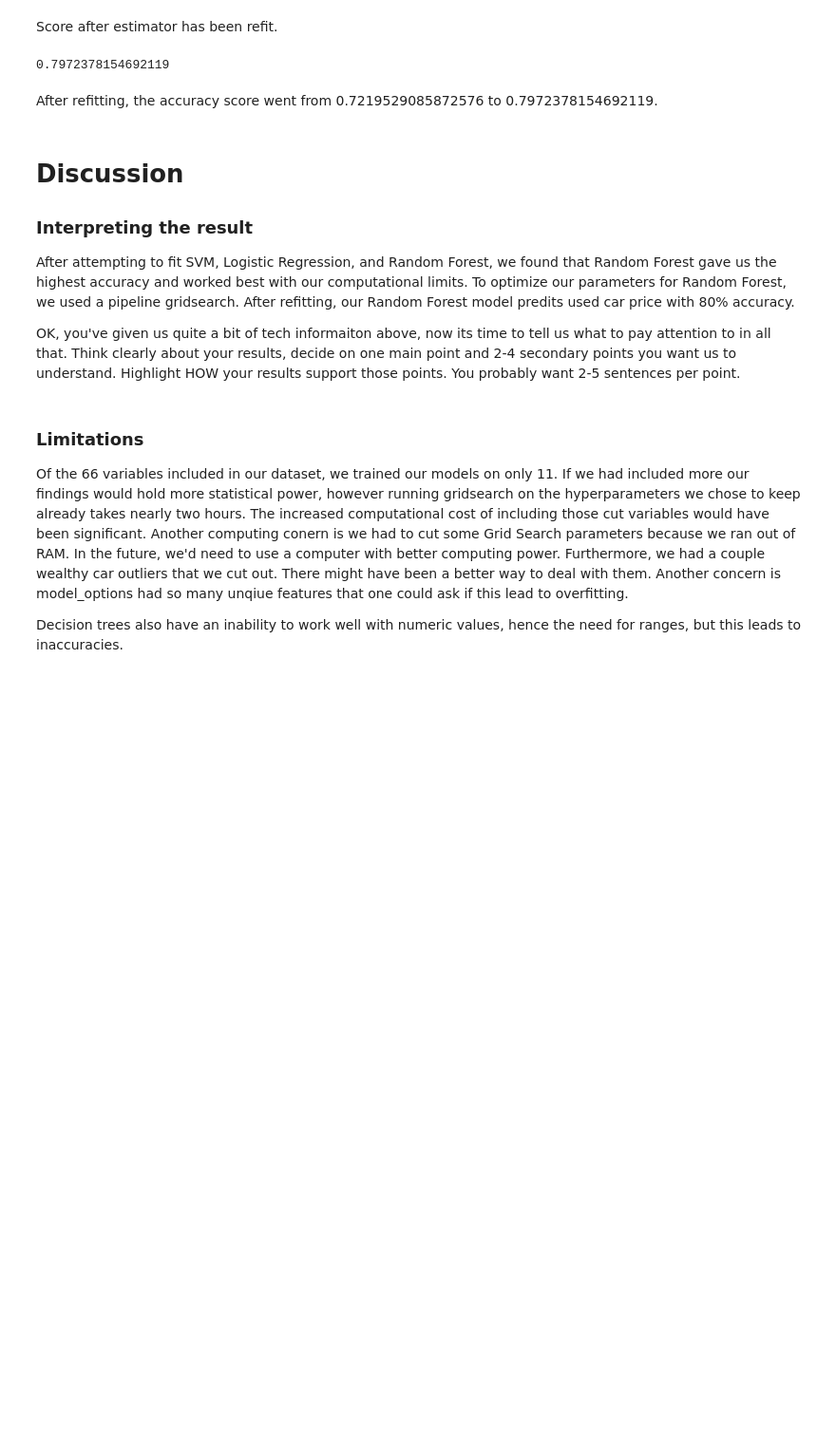
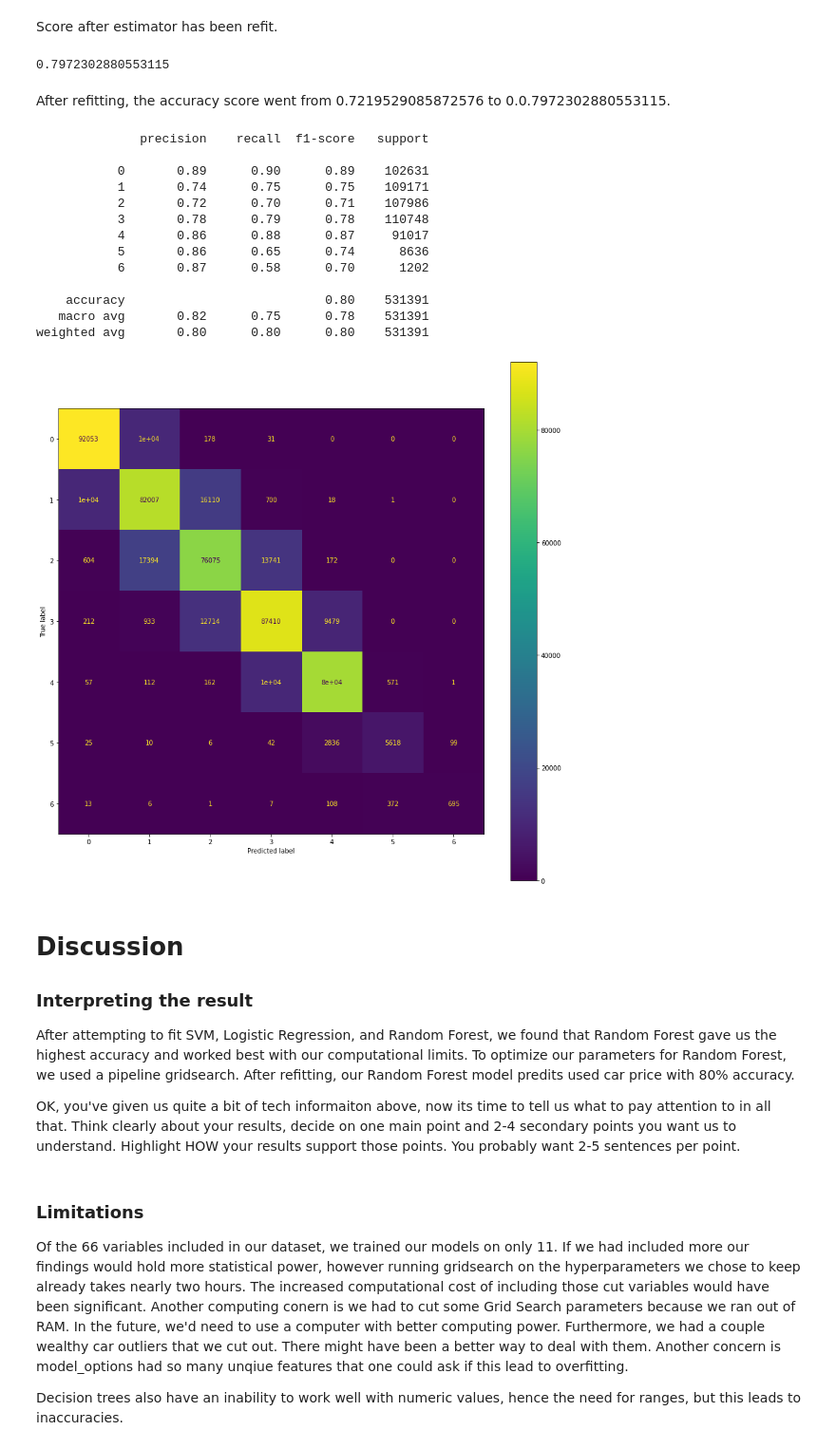
Before and after one commit to COGS118A/Group056-Sp22, a Jupyter notebook: FinalProject_group056.ipynb, the cells around one changed output. Shown: that part at 95% size. Saved outputs shown, nothing was run; the diff lists cells and outputs as text; code cells hidden in the pictures; blank space fills up the shorter version.

Commit message:
cv=3, confusion matrix

```diff
--- a/FinalProject_group056.ipynb
+++ b/FinalProject_group056.ipynb
@@ -341,7 +339,7 @@ X_train, X_test, y_train, y_test = train_test_split(X, y, test_size = 0.4, rando
 del X, y
 # %%
 param_grid = {'rf__max_depth' : (100, 500), 'rf__min_samples_split': (2, 5)}
-gscv = GridSearchCV(estimator = pipe, param_grid = param_grid, cv = 2, scoring = 'accuracy', n_jobs=-1)
+gscv = GridSearchCV(estimator = pipe, param_grid = param_grid, cv = 3, scoring = 'accuracy', n_jobs=-1)
 # %%
 gscv.fit(X_train, y_train)
 # %% [output]
@@ -378,9 +376,9 @@ Score after estimator has been refit.
 # %%
 gscv.score(X_test, y_test)
 # %% [output]
-0.7972378154692119
+0.7972302880553115
 # %% [markdown]
-After refitting, the accuracy score went from 0.7219529085872576 to 0.7972378154692119.
+After refitting, the accuracy score went from 0.7219529085872576 to 0.0.7972302880553115.
 # %%
 from sklearn.metrics import confusion_matrix, ConfusionMatrixDisplay, classification_report
 y_pred = gscv.predict(X_test)
@@ -391,3 +385,25 @@ ConfusionMatrixDisplay()
+# %%
+cm = confusion_matrix(y_test, y_pred)
+print(classification_report(y_test, y_pred))
+disp = ConfusionMatrixDisplay(confusion_matrix=cm, display_labels=gscv.classes_)
+fig, ax = plt.subplots(figsize=(15,15))
+disp.plot(ax=ax)
+plt.show()
+# %% [output]
+              precision    recall  f1-score   support
+
+           0       0.89      0.90      0.89    102631
+           1       0.74      0.75      0.75    109171
+           2       0.72      0.70      0.71    107986
+           3       0.78      0.79      0.78    110748
+           4       0.86      0.88      0.87     91017
+           5       0.86      0.65      0.74      8636
+           6       0.87      0.58      0.70      1202
+
+    accuracy                           0.80    531391
+   macro avg       0.82      0.75      0.78    531391
+weighted avg       0.80      0.80      0.80    531391
+[figure, added]
 # %% [markdown]
 # Discussion
 
```
Also changed, not shown: parts of 5 cells of this notebook.
